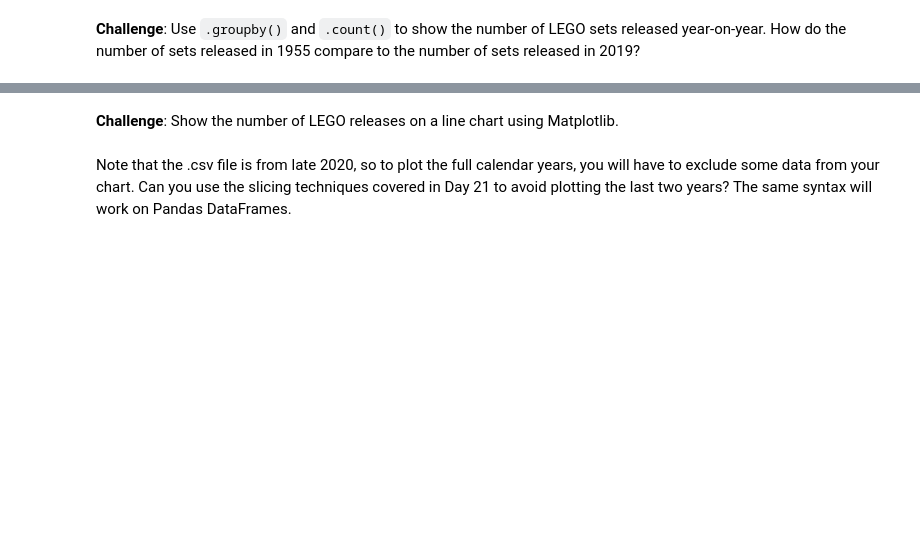
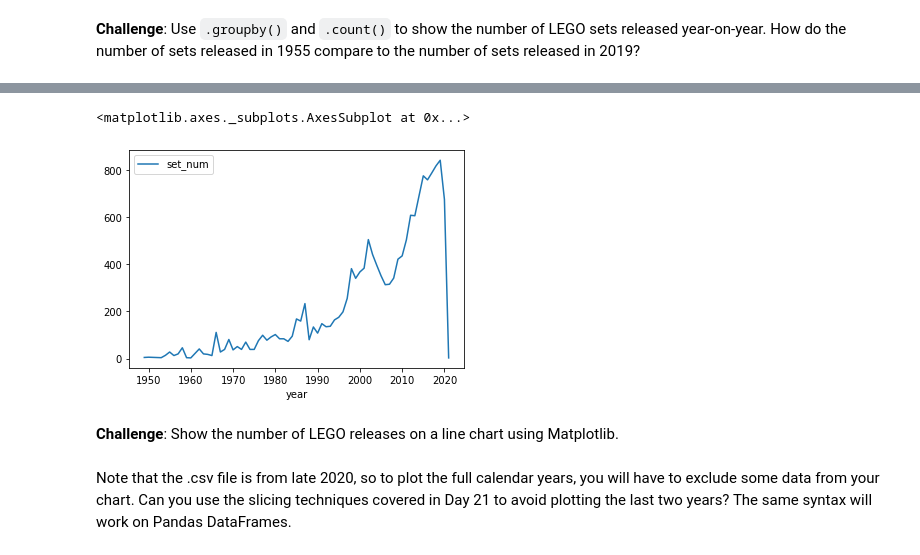
Before and after one commit to womaro/Story, a Jupyter notebook: Lego_Analysis_for_Course_(start).ipynb, the cells around one changed output, grey strips where cells are left out. Cells and saved outputs as stored; diff of their text form; code cells hidden in the pictures; blank space fills up the shorter version.

```diff
--- a/Lego_Analysis_for_Course_(start).ipynb
+++ b/Lego_Analysis_for_Course_(start).ipynb
@@ -86,3 +94,5 @@ A lego set is a particular box of LEGO or product. Therefore, a single theme typ
 The <code>sets.csv</code> data contains a list of sets over the years and the number of parts that each of these sets contained.
 
 **Challenge**: Read the sets.csv data and take a look at the first and last couple of rows.
+# %%
+sets = pd.read_csv('data/sets.csv')
@@ -97,3 +176,8 @@ The <code>sets.csv</code> data contains a list of sets over the years and the nu
+# %%
+sets.groupby('year').count()['set_num'].plot(legend=True)
+# %% [output]
+<matplotlib.axes._subplots.AxesSubplot at 0x...>
+[figure, added]
 # %% [markdown]
 **Challenge**: Show the number of LEGO releases on a line chart using Matplotlib. <br>
 <br>
```
Also changed, not shown: parts of 25 cells of this notebook.
